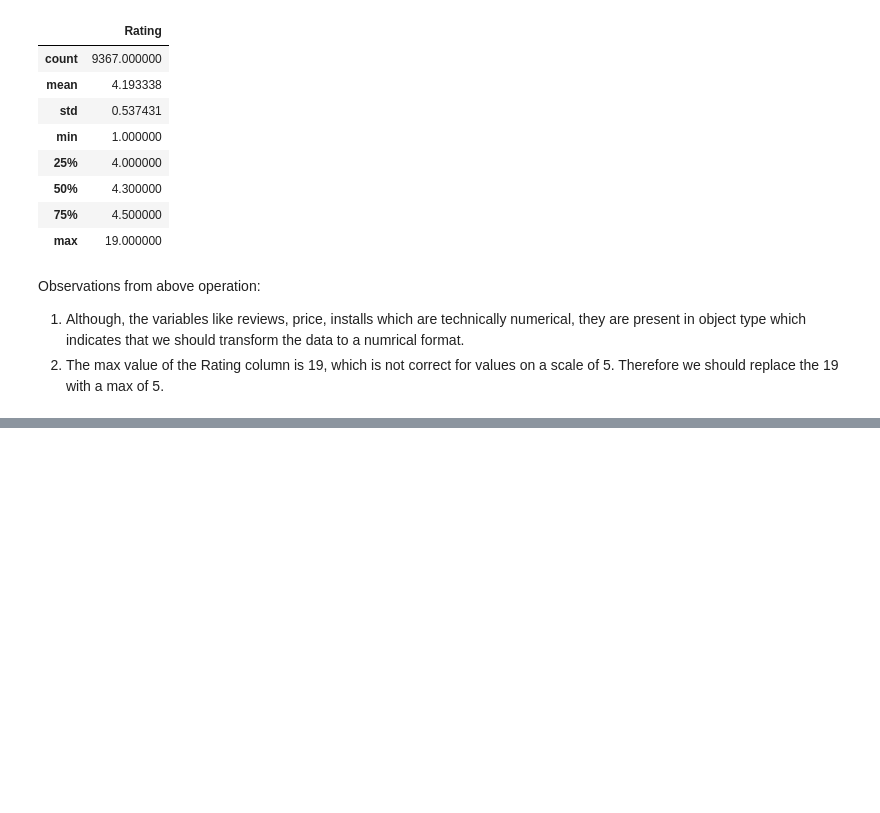
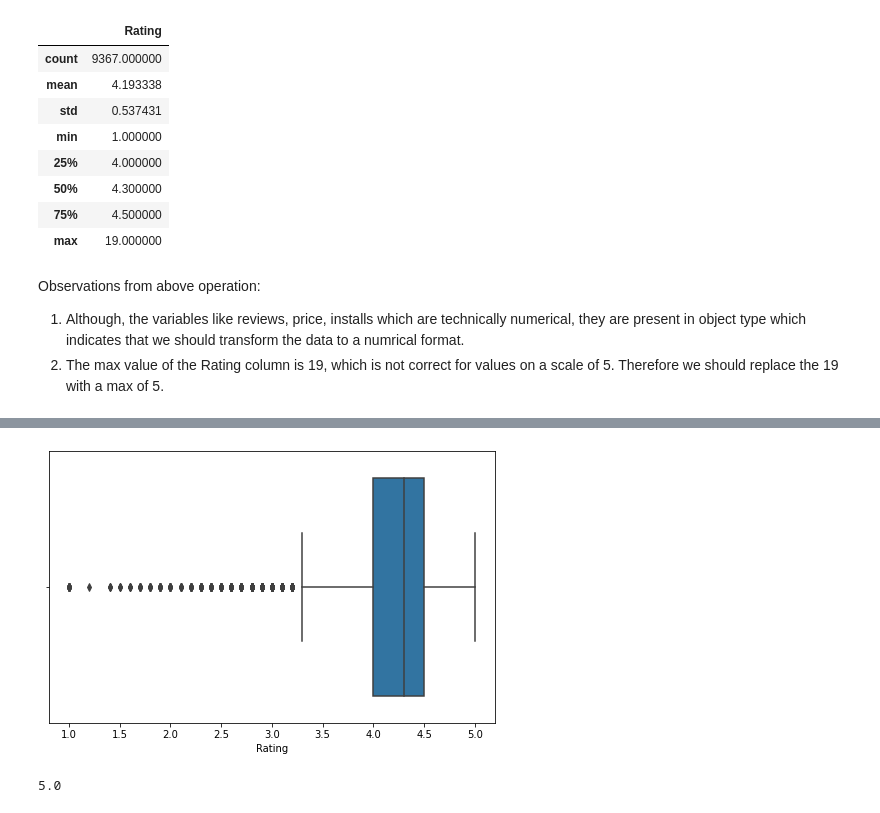
Before and after one commit to ganathetechie/AlmaBetter-Capstone-Project-1, a Jupyter notebook: Play_Store_App_Review_Analysis_Capstone_Project.ipynb, the cells around one changed output, grey strips where cells are left out. Cells and saved outputs as stored; diff of their text form; code cells hidden in the pictures; blank space fills up the shorter version.

```diff
--- a/Play_Store_App_Review_Analysis_Capstone_Project.ipynb
+++ b/Play_Store_App_Review_Analysis_Capstone_Project.ipynb
@@ -153,0 +164,3 @@ sns.boxplot(apps_df.Rating)
+# %%
+apps_df['Rating'] =  apps_df['Rating'].replace([19.0], 5.0)
+# We have replaced the outlier with a local maximum value
@@ -153,0 +181,11 @@ sns.boxplot(apps_df.Rating)
+# %%
+# Again plotting the Rating variable after replacing the outlier
+fig, ax = plt.subplots(figsize = (8,5))
+ax = sns.boxplot(x = 'Rating', data = apps_df)
+# %% [output]
+[figure, added]
+# %%
+# Checking the maximum of the
+apps_df['Rating'].max()
+# %% [output]
+5.0
```
Also changed, not shown: parts of 23 cells of this notebook.
